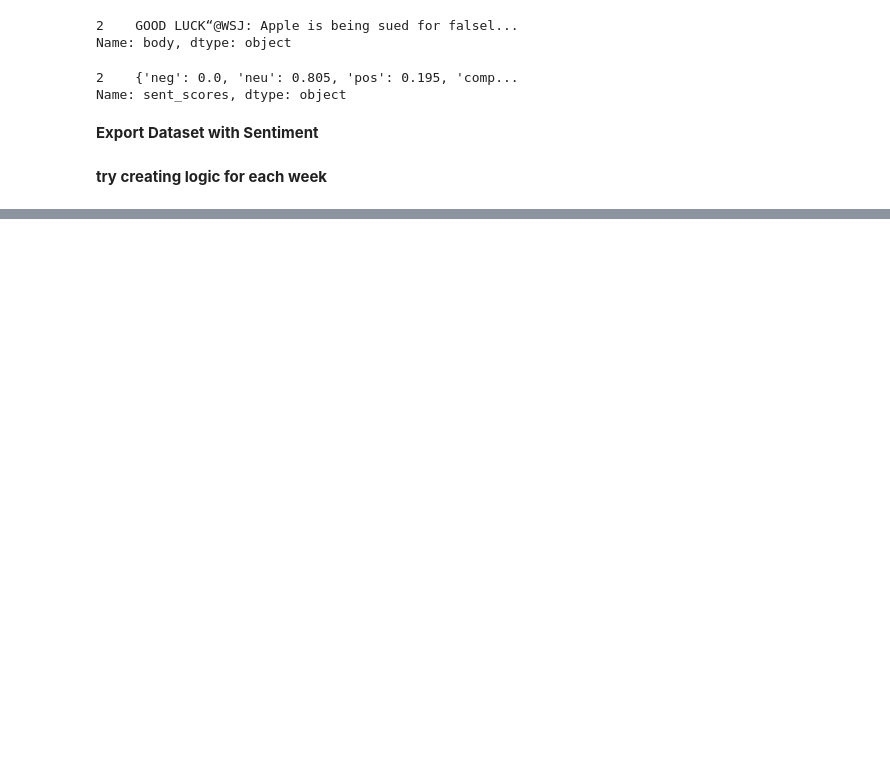
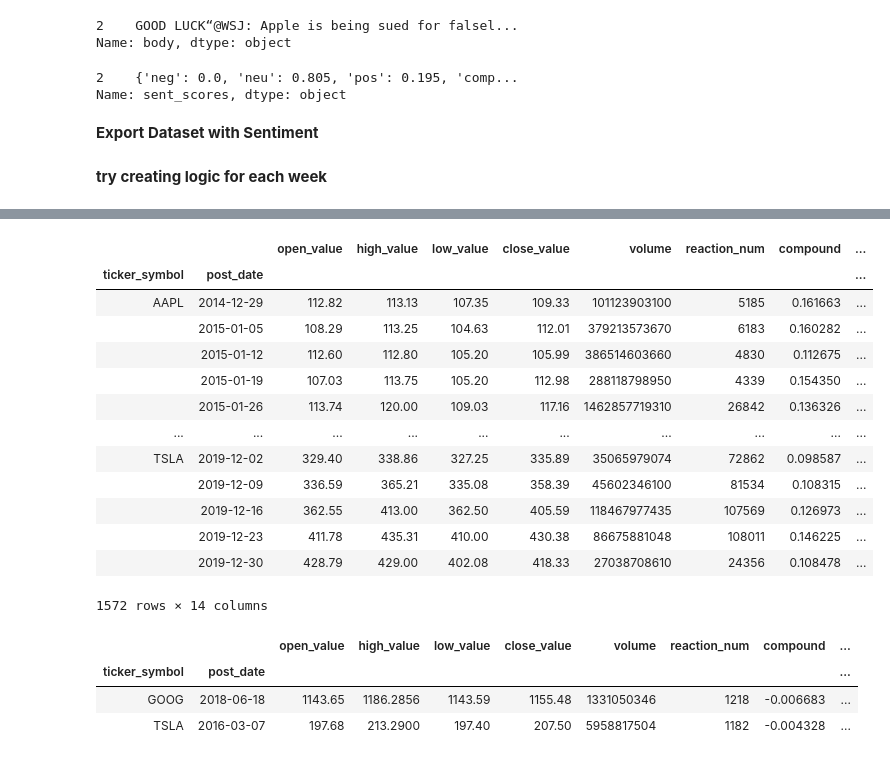
Before and after one commit to heatherpieszala/w207_final_project, a Jupyter notebook: w207_final_project/notebooks/heather_eda.ipynb, the cells around one changed output, grey strips where cells are left out. Cells and saved outputs as stored; diff of their text form; code cells hidden in the pictures; blank space fills up the shorter version.

```diff
--- a/w207_final_project/notebooks/heather_eda.ipynb
+++ b/w207_final_project/notebooks/heather_eda.ipynb
@@ -141 +143,24 @@ summary_df
 1572 rows × 11 columns
+# %%
+summary_df['pct_change'] = summary_df.groupby('ticker_symbol')['close_value'].pct_change()
+# %%
+summary_df['ratio_pos'] = summary_df['positive'] / (summary_df['positive'] + summary_df['negative'])
+# %%
+summary_df['ratio_neg'] = summary_df['negative'] / (summary_df['positive'] + summary_df['negative'])
+# %%
+summary_df
+# %% [output]
+|  |  | open_value | high_value | low_value | close_value | volume | reaction_num | compound | ... |
+| ticker_symbol | post_date |  |  |  |  |  |  |  | ... |
+| AAPL | 2014-12-29 | 112.82 | 113.13 | 107.35 | 109.33 | 101123903100 | 5185 | 0.161663 | ... |
+|  | 2015-01-05 | 108.29 | 113.25 | 104.63 | 112.01 | 379213573670 | 6183 | 0.160282 | ... |
+|  | 2015-01-12 | 112.60 | 112.80 | 105.20 | 105.99 | 386514603660 | 4830 | 0.112675 | ... |
+|  | 2015-01-19 | 107.03 | 113.75 | 105.20 | 112.98 | 288118798950 | 4339 | 0.154350 | ... |
+|  | 2015-01-26 | 113.74 | 120.00 | 109.03 | 117.16 | 1462857719310 | 26842 | 0.136326 | ... |
+| ... | ... | ... | ... | ... | ... | ... | ... | ... | ... |
+| TSLA | 2019-12-02 | 329.40 | 338.86 | 327.25 | 335.89 | 35065979074 | 72862 | 0.098587 | ... |
+|  | 2019-12-09 | 336.59 | 365.21 | 335.08 | 358.39 | 45602346100 | 81534 | 0.108315 | ... |
+|  | 2019-12-16 | 362.55 | 413.00 | 362.50 | 405.59 | 118467977435 | 107569 | 0.126973 | ... |
+|  | 2019-12-23 | 411.78 | 435.31 | 410.00 | 430.38 | 86675881048 | 108011 | 0.146225 | ... |
+|  | 2019-12-30 | 428.79 | 429.00 | 402.08 | 418.33 | 27038708610 | 24356 | 0.108478 | ... |
+1572 rows × 14 columns
@@ -142,2 +169,9 @@ summary_df
+# %%
+summary_df[summary_df['compound']<0]
+# %% [output]
+|  |  | open_value | high_value | low_value | close_value | volume | reaction_num | compound | ... |
+| ticker_symbol | post_date |  |  |  |  |  |  |  | ... |
+| GOOG | 2018-06-18 | 1143.65 | 1186.2856 | 1143.59 | 1155.48 | 1331050346 | 1218 | -0.006683 | ... |
+| TSLA | 2016-03-07 | 197.68 | 213.2900 | 197.40 | 207.50 | 5958817504 | 1182 | -0.004328 | ... |
 # %%
 summary_df.to_csv(processed_data_directory_path+'weekly_data.csv')
```
Also changed, not shown: parts of 7 cells of this notebook, 1 other file.
